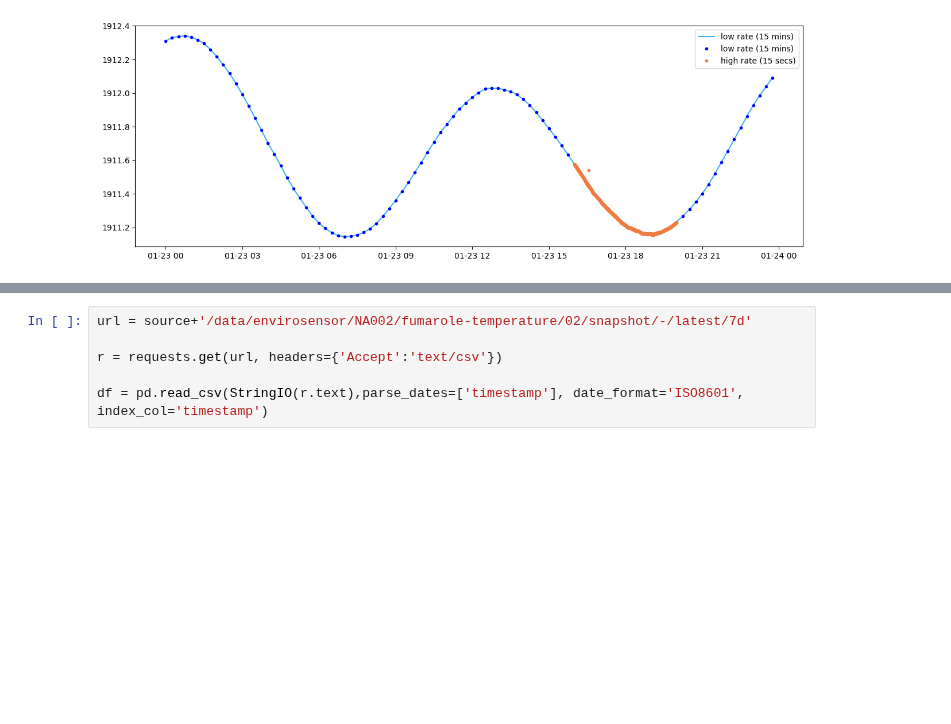
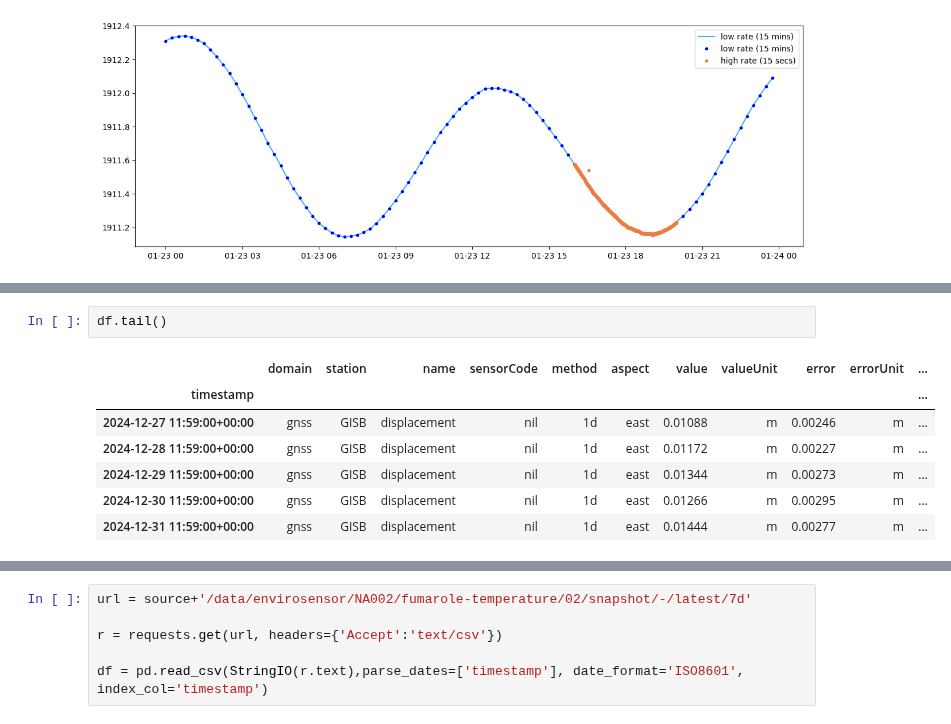
Before and after one commit to GeoNet/data-tutorials, a Jupyter notebook: Tilde/Tilde_endpoint02-data.ipynb, the cells around one changed output, grey strips where cells are left out. Drawn from its saved outputs; the diff is of its cells as text; blank space fills up the shorter version.

```diff
--- a/Tilde/Tilde_endpoint02-data.ipynb
+++ b/Tilde/Tilde_endpoint02-data.ipynb
@@ -148,0 +186,10 @@ plt.legend(loc='best')
+# %%
+df.tail()
+# %% [output]
+|  | domain | station | name | sensorCode | method | aspect | value | valueUnit | error | errorUnit | ... |
+| timestamp |  |  |  |  |  |  |  |  |  |  | ... |
+| 2024-12-27 11:59:00+00:00 | gnss | GISB | displacement | nil | 1d | east | 0.01088 | m | 0.00246 | m | ... |
+| 2024-12-28 11:59:00+00:00 | gnss | GISB | displacement | nil | 1d | east | 0.01172 | m | 0.00227 | m | ... |
+| 2024-12-29 11:59:00+00:00 | gnss | GISB | displacement | nil | 1d | east | 0.01344 | m | 0.00273 | m | ... |
+| 2024-12-30 11:59:00+00:00 | gnss | GISB | displacement | nil | 1d | east | 0.01266 | m | 0.00295 | m | ... |
+| 2024-12-31 11:59:00+00:00 | gnss | GISB | displacement | nil | 1d | east | 0.01444 | m | 0.00277 | m | ... |
```
Also changed, not shown: parts of 11 cells of this notebook.
